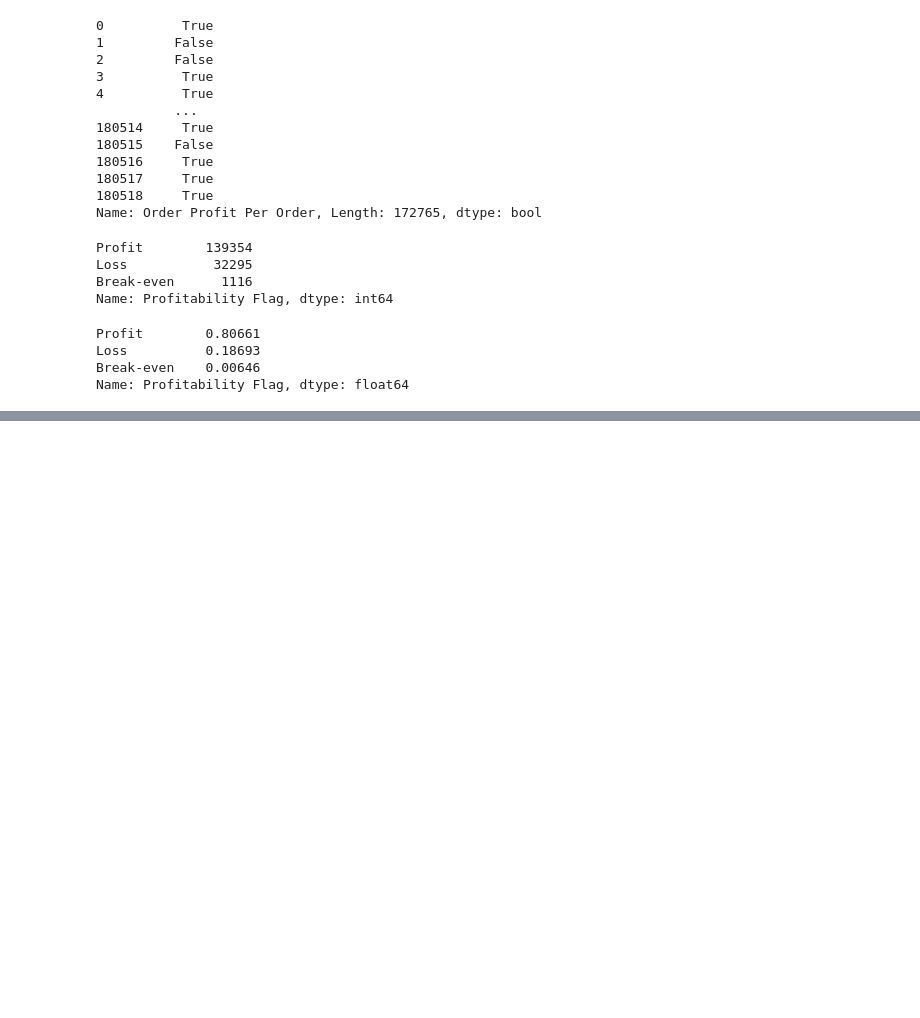
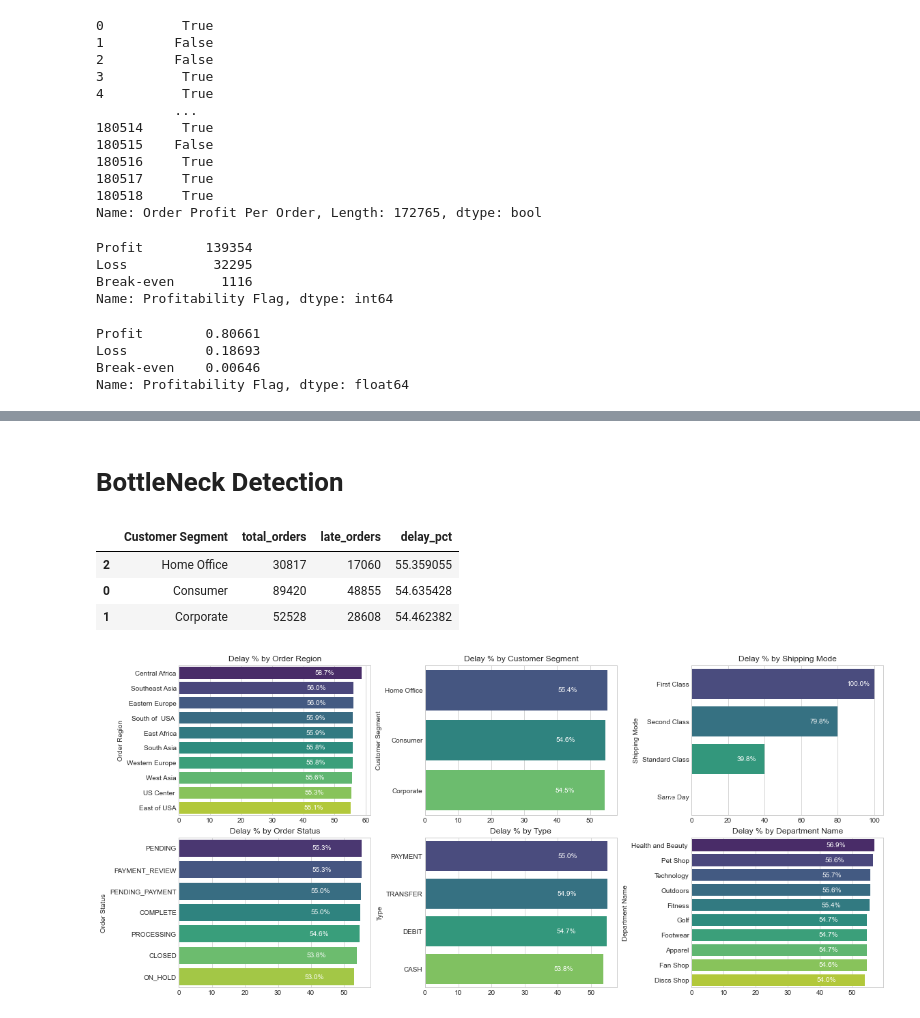
Before and after one commit to MazidNawaz/Supply-Chain-Analysis-python, a Jupyter notebook: Analysis using python.ipynb, the cells around one changed output, grey strips where cells are left out. Saved outputs shown, nothing was run; the diff lists cells and outputs as text; code cells hidden in the pictures; blank space fills up the shorter version.

Commit message:
KPI and bottleneck

```diff
--- a/Analysis using python.ipynb
+++ b/Analysis using python.ipynb
@@ -340,0 +507,42 @@ Name: Profitability Flag, dtype: float64
+# %% [markdown]
+# BottleNeck Detection
+# %%
+def compute_delay_pct_by_category(category):
+    cat_df = df.groupby(category).agg(
+        total_orders=('Delay', 'count'),
+        late_orders=('Is_Delayed', 'sum')
+    ).reset_index()
+    cat_df['delay_pct'] = cat_df ['late_orders'] / cat_df ['total_orders'] * 100
+    cat_df = cat_df.sort_values('delay_pct', ascending=False).head(10)
+    return cat_df
+# %%
+compute_delay_pct_by_category('Customer Segment')
+# %% [output]
+|  | Customer Segment | total_orders | late_orders | delay_pct |
+| 2 | Home Office | 30817 | 17060 | 55.359055 |
+| 0 | Consumer | 89420 | 48855 | 54.635428 |
+| 1 | Corporate | 52528 | 28608 | 54.462382 |
+# %%
+
+categories = ['Order Region', 'Customer Segment', 'Shipping Mode', 'Order Status', 'Type', 'Department Name']
+
+fig, axes = plt.subplots (2, 3, figsize=(16, 7), constrained_layout=True)
+axes = axes.flatten()
+
+for ax, category in zip(axes, categories):
+    cat_df = compute_delay_pct_by_category(category)
+    sns.barplot(
+        data=cat_df,
+        x='delay_pct',
+        y=category,
+        ax=ax,
+        palette = 'viridis'
+)
+    ax.set_title(f'Delay % by {category}')
+    ax.set_xlabel('')
+    ax.set_ylabel(category)
+    for i, row in cat_df.reset_index().iterrows():
+        ax.text(row['delay_pct']-15, i, f"{row['delay_pct']:.1f}%", va='center', fontsize=10, color = 'white')
+plt.show()
+# %% [output]
+[figure, added]
```
Also changed, not shown: parts of 8 cells of this notebook.
